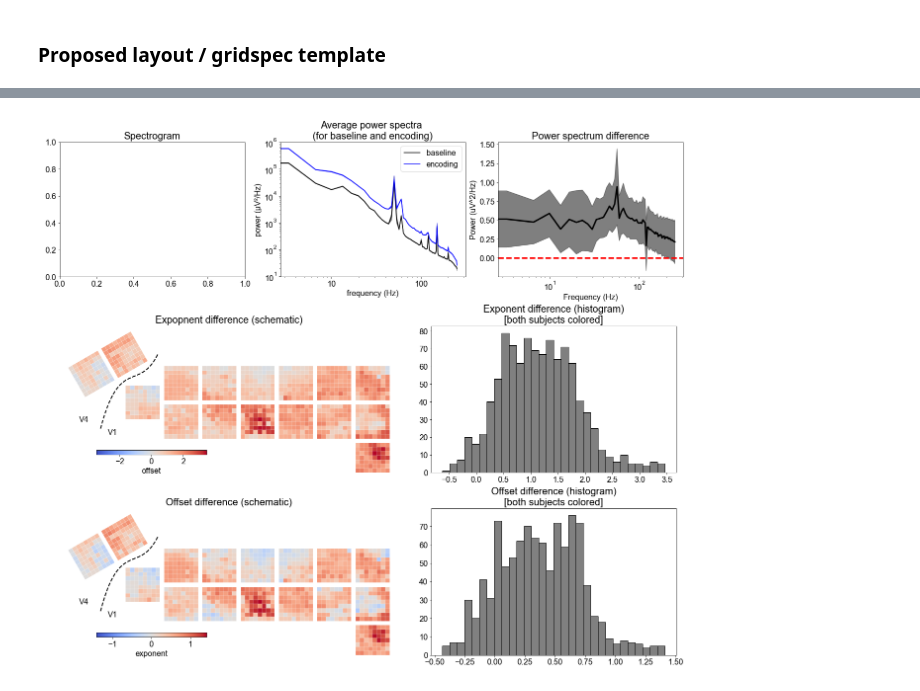
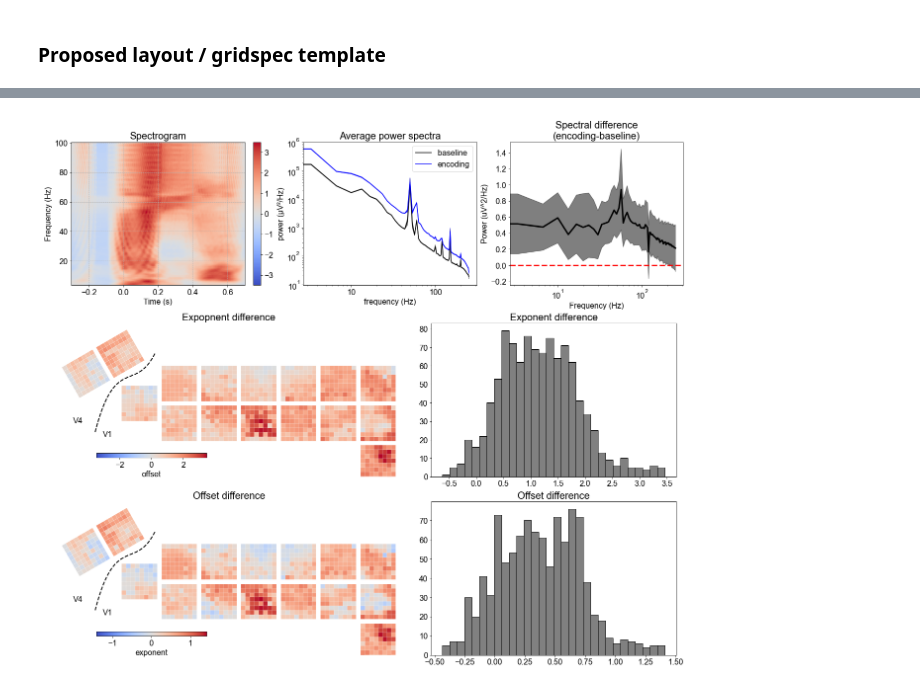
Before and after one commit to voytekresearch/v1_v4_1024_elec, a Jupyter notebook: notebooks/sfn_2024/panel_6.ipynb, the cells around one changed output, grey strips where cells are left out. Cells and saved outputs as stored; diff of their text form; code cells hidden in the pictures.

Commit message:
update titles

```diff
--- a/notebooks/sfn_2024/panel_6.ipynb
+++ b/notebooks/sfn_2024/panel_6.ipynb
@@ -207,19 +207,19 @@ ax_a = fig.add_subplot(spec_a[0,0])
 ax_b = fig.add_subplot(spec_a[0,1])
 ax_c = fig.add_subplot(spec_a[0,2])
 
-# set PLACEHOLDER titles
+# set titles
 ax_a.set_title("Spectrogram")
-ax_b.set_title("Average power spectra \n(for baseline and encoding)")
-ax_c.set_title("Spectral difference")
-ax_d.set_title("Expopnent difference (schematic)")
-ax_e.set_title("Exponent difference (histogram)\n[both subjects colored]")
-ax_f.set_title("Offset difference (schematic)")
-ax_g.set_title("Offset difference (histogram)\n[both subjects colored]")
+ax_b.set_title("Average power spectra")
+# ax_c.set_title("Spectral difference") # set below after plotting
+ax_d.set_title("Expopnent difference")
+ax_e.set_title("Exponent difference")
+ax_f.set_title("Offset difference")
+ax_g.set_title("Offset difference")
 
-# # plot spectrogram ------------
-# data_in = np.load(f"{EXTERNAL_PATH}\data\lfp\lfp_tfr\sessions\L_SNR_250717_lfp.npz")
-# tfr, time = preprocess_tfr(data_in['spectrogram'], data_in['time'])
-# plot_evoked_tfr(tfr, data_in['freq'], time, ax=ax_a, fig=fig)
+# plot spectrogram ------------
+data_in = np.load(f"{EXTERNAL_PATH}\data\lfp\lfp_tfr\sessions\L_SNR_250717_lfp.npz")
+tfr, time = preprocess_tfr(data_in['spectrogram'], data_in['time'])
+plot_evoked_tfr(tfr, data_in['freq'], time, ax=ax_a, fig=fig)
 
 # plot average power spectra & spectral difference ------------
 data = np.load(f"{EXTERNAL_PATH}/data/lfp/lfp_psd/{session}_spectra.npz")
@@ -229,6 +229,7 @@ psd_diff = np.log10(spectra_post) - np.log10(spectra_pre)
 plot_spectra_2conditions(spectra_pre, spectra_post,
                                     data['freq'], ax=ax_b)
 plot_psd_diff(data['freq'], psd_diff, ax=ax_c)
+ax_c.set_title("Spectral difference\n(encoding - baseline)")
 
 
 # plot subplot d-g: schematic and histogram for offset and exponent ------------
@@ -244,11 +245,9 @@ for var, ax_schem, ax_hist in zip(['offset', 'exponent'],
 
     post = params.loc[(params['session']==session) &
                         (params['epoch']=='post'), var]
-
     diff = post.values - pre.values
 
     # plot schematic
-
     plot_schematic(diff, odml_path, norm_type="centered", label=var, ax=ax_schem)
 
     # plot histogram
@@ -265,4 +262,4 @@ Validation found 0 errors and 1 warnings in 0 Sections and 1 Properties.
 warning[None:5:<{http://www.w3.org/1999/xsl/transform}stylesheet>]: Invalid element <{http://www.w3.org/1999/xsl/transform}stylesheet> inside <odML> tag
  (line 5)
 warning[None:5:<{http://www.w3.org/1999/xsl/transform}stylesheet>]: Invalid element <{http://www.w3.org/1999/xsl/transform}stylesheet> in odML document section <odML>  (line 5)
-[figure, old version]
+[figure, new version]
```
Also changed, not shown: parts of 1 cell of this notebook.
